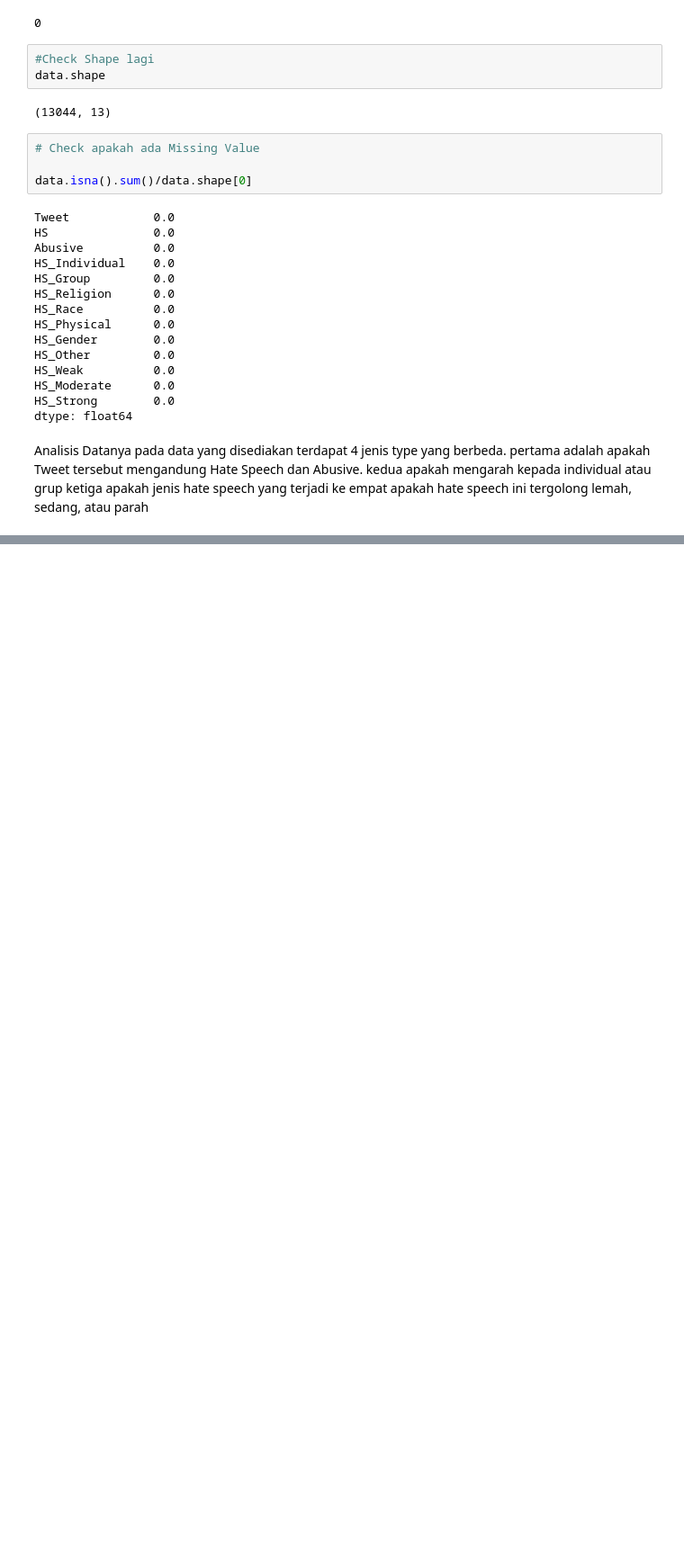
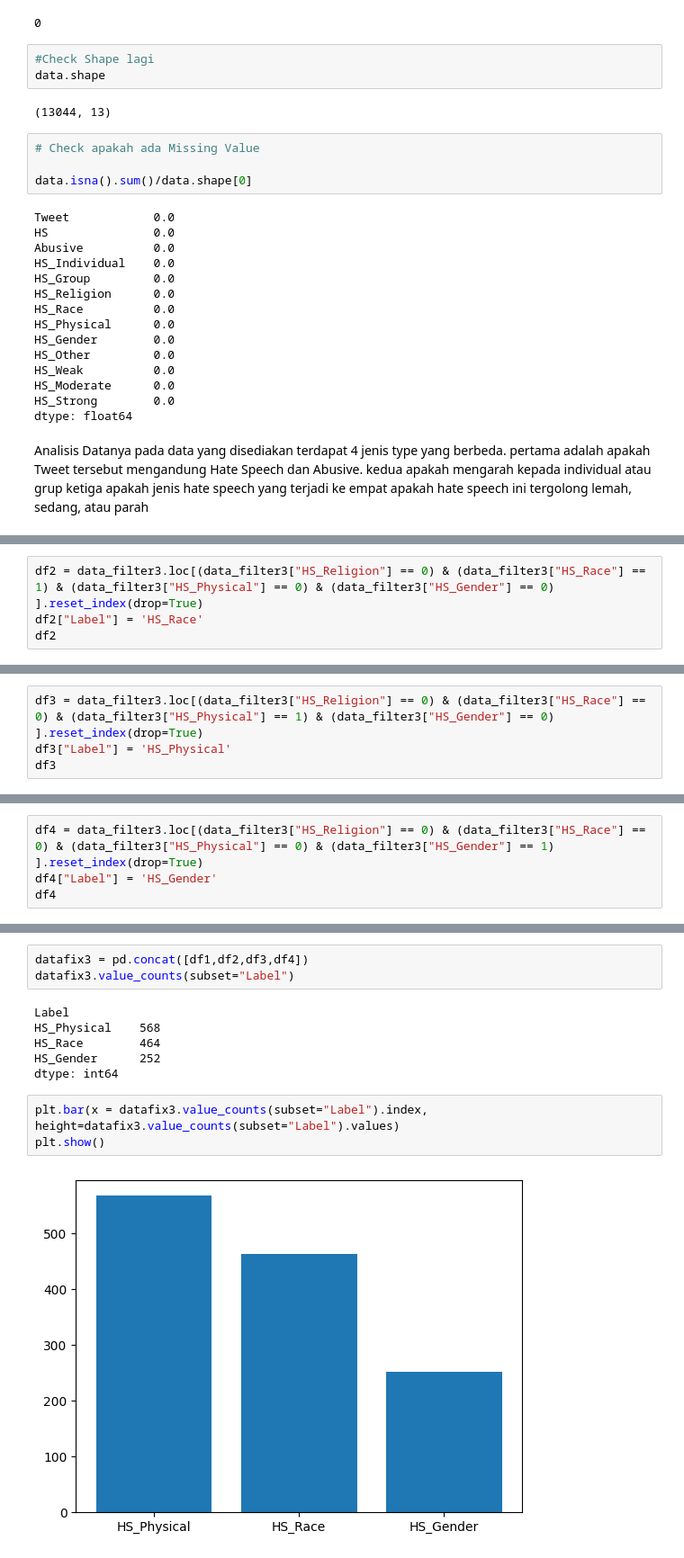
Before and after one commit to Athaelthes/binar-gold-challenge, a Jupyter notebook: AnalisisData.ipynb, the cells around one changed output, grey strips where cells are left out. Shown: that part at 90% size. Saved outputs shown, nothing was run; the diff lists cells and outputs as text; blank space fills up the shorter version.

```diff
--- a/AnalisisData.ipynb
+++ b/AnalisisData.ipynb
@@ -153,0 +353,4 @@ TypeError: JenisPertama() missing 1 required positional argument: 'y'
+# %%
+df2 = data_filter3.loc[(data_filter3["HS_Religion"] == 0) & (data_filter3["HS_Race"] == 1) & (data_filter3["HS_Physical"] == 0) & (data_filter3["HS_Gender"] == 0) ].reset_index(drop=True)
+df2["Label"] = 'HS_Race'
+df2
@@ -153,0 +371,4 @@ TypeError: JenisPertama() missing 1 required positional argument: 'y'
+# %%
+df3 = data_filter3.loc[(data_filter3["HS_Religion"] == 0) & (data_filter3["HS_Race"] == 0) & (data_filter3["HS_Physical"] == 1) & (data_filter3["HS_Gender"] == 0) ].reset_index(drop=True)
+df3["Label"] = 'HS_Physical'
+df3
@@ -153,0 +389,4 @@ TypeError: JenisPertama() missing 1 required positional argument: 'y'
+# %%
+df4 = data_filter3.loc[(data_filter3["HS_Religion"] == 0) & (data_filter3["HS_Race"] == 0) & (data_filter3["HS_Physical"] == 0) & (data_filter3["HS_Gender"] == 1) ].reset_index(drop=True)
+df4["Label"] = 'HS_Gender'
+df4
@@ -153,0 +425,14 @@ TypeError: JenisPertama() missing 1 required positional argument: 'y'
+# %%
+datafix3 = pd.concat([df1,df2,df3,df4])
+datafix3.value_counts(subset="Label")
+# %% [output]
+Label
+HS_Physical    568
+HS_Race        464
+HS_Gender      252
+dtype: int64
+# %%
+plt.bar(x = datafix3.value_counts(subset="Label").index, height=datafix3.value_counts(subset="Label").values)
+plt.show()
+# %% [output]
+[figure, added]
```
Also changed, not shown: parts of 24 cells of this notebook, 8 other files.
